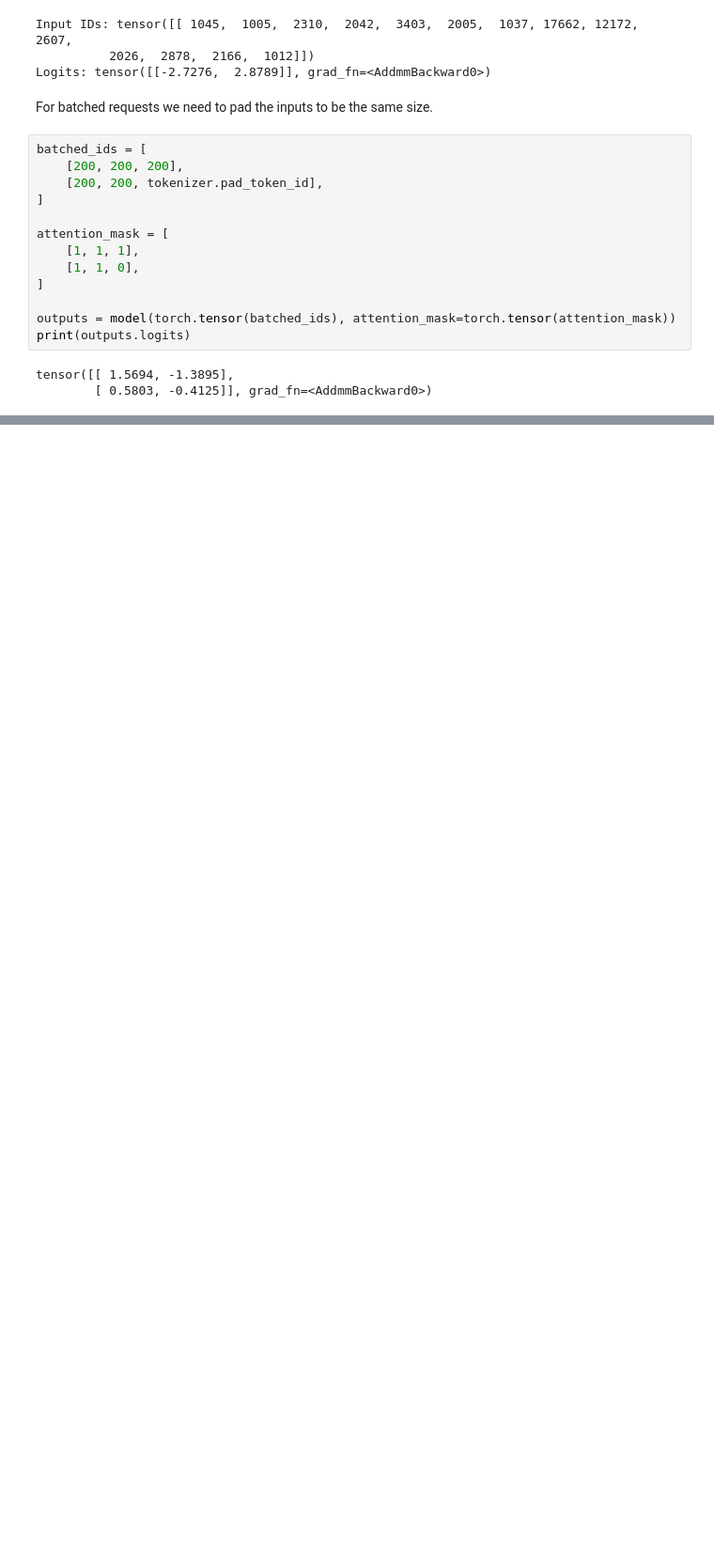
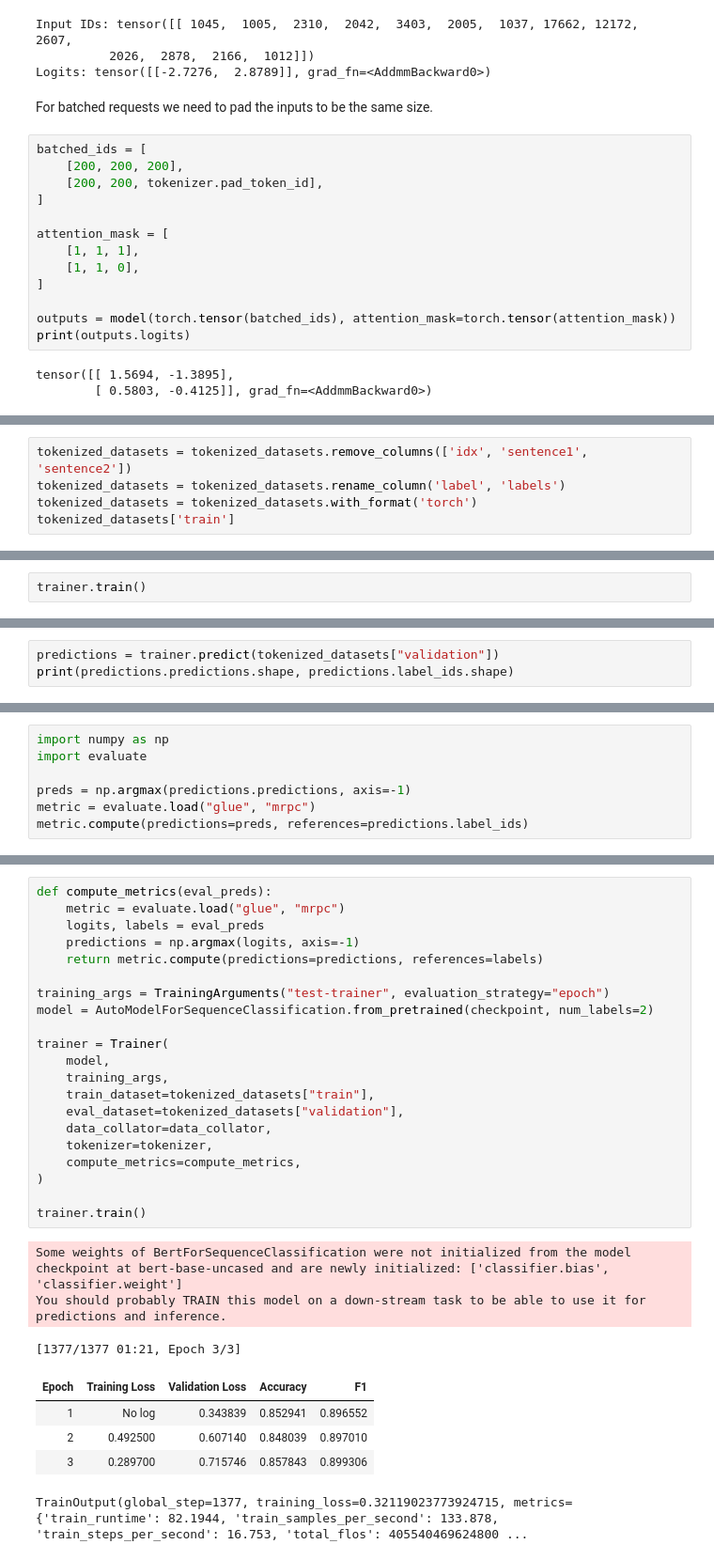
Before and after one commit to peluche/huggingface-NLP-course, a Jupyter notebook: huggingface-nlp-course.ipynb, the cells around one changed output, grey strips where cells are left out. Shown at 94% size. Cells and saved outputs as stored; diff of their text form; blank space fills up the shorter version.

```diff
--- a/huggingface-nlp-course.ipynb
+++ b/huggingface-nlp-course.ipynb
@@ -417,0 +517,5 @@ tensor([[ 1.5694, -1.3895],
+# %%
+tokenized_datasets = tokenized_datasets.remove_columns(['idx', 'sentence1', 'sentence2'])
+tokenized_datasets = tokenized_datasets.rename_column('label', 'labels')
+tokenized_datasets = tokenized_datasets.with_format('torch')
+tokenized_datasets['train']
@@ -417,0 +550,2 @@ tensor([[ 1.5694, -1.3895],
+# %%
+trainer.train()
@@ -417,0 +561,3 @@ tensor([[ 1.5694, -1.3895],
+# %%
+predictions = trainer.predict(tokenized_datasets["validation"])
+print(predictions.predictions.shape, predictions.label_ids.shape)
@@ -417,0 +567,7 @@ tensor([[ 1.5694, -1.3895],
+# %%
+import numpy as np
+import evaluate
+
+preds = np.argmax(predictions.predictions, axis=-1)
+metric = evaluate.load("glue", "mrpc")
+metric.compute(predictions=preds, references=predictions.label_ids)
@@ -417,0 +578,30 @@ tensor([[ 1.5694, -1.3895],
+# %%
+def compute_metrics(eval_preds):
+    metric = evaluate.load("glue", "mrpc")
+    logits, labels = eval_preds
+    predictions = np.argmax(logits, axis=-1)
+    return metric.compute(predictions=predictions, references=labels)
+
+training_args = TrainingArguments("test-trainer", evaluation_strategy="epoch")
+model = AutoModelForSequenceClassification.from_pretrained(checkpoint, num_labels=2)
+
+trainer = Trainer(
+    model,
+    training_args,
+    train_dataset=tokenized_datasets["train"],
+    eval_dataset=tokenized_datasets["validation"],
+    data_collator=data_collator,
+    tokenizer=tokenizer,
+    compute_metrics=compute_metrics,
+)
+
+trainer.train()
+# %% [output]
+Some weights of BertForSequenceClassification were not initialized from the model checkpoint at bert-base-uncased and are newly initialized: ['classifier.bias', 'classifier.weight']
+You should probably TRAIN this model on a down-stream task to be able to use it for predictions and inference.
+[1377/1377 01:21, Epoch 3/3]
+| Epoch | Training Loss | Validation Loss | Accuracy | F1 |
+| 1 | No log | 0.343839 | 0.852941 | 0.896552 |
+| 2 | 0.492500 | 0.607140 | 0.848039 | 0.897010 |
+| 3 | 0.289700 | 0.715746 | 0.857843 | 0.899306 |
+TrainOutput(global_step=1377, training_loss=0.32119023773924715, metrics={'train_runtime': 82.1944, 'train_samples_per_second': 133.878, 'train_steps_per_second': 16.753, 'total_flos': 405540469624800 ...
```
Also changed, not shown: parts of 31 cells of this notebook.
